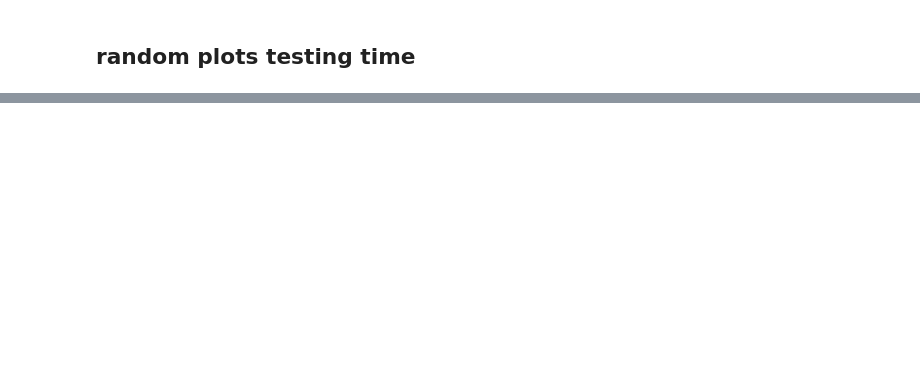
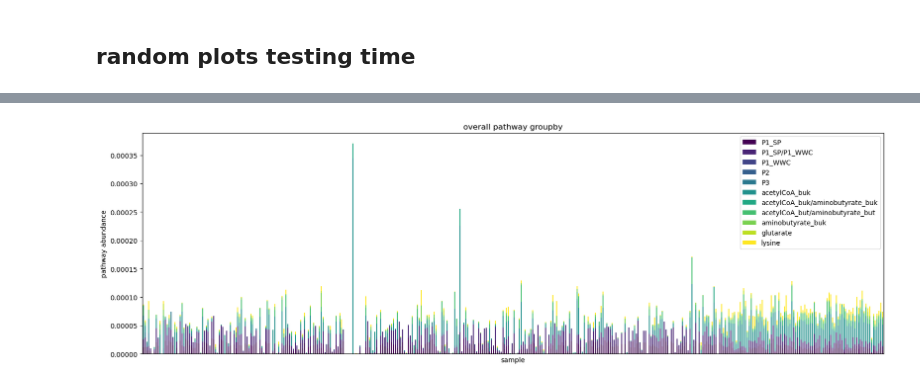
Before and after one commit to daisywyh/cremer_tester, a Jupyter notebook: pathway_abundance/pathway_abundance.ipynb, the cells around one changed output, grey strips where cells are left out. Drawn from its saved outputs; the diff is of its cells as text; code cells hidden in the pictures; blank space fills up the shorter version.

```diff
--- a/pathway_abundance/pathway_abundance.ipynb
+++ b/pathway_abundance/pathway_abundance.ipynb
@@ -528,0 +551,4 @@ finalGraph = sortedPlottingDF.plot.bar(stacked=True, color=colors, figsize=(20,6
+# %%
+sort_P2_graph = sortedStackedBar(overall_pathway_group, "P2")
+# %% [output]
+[figure, added]
```
Also changed, not shown: parts of 14 cells of this notebook, 5 other files.
